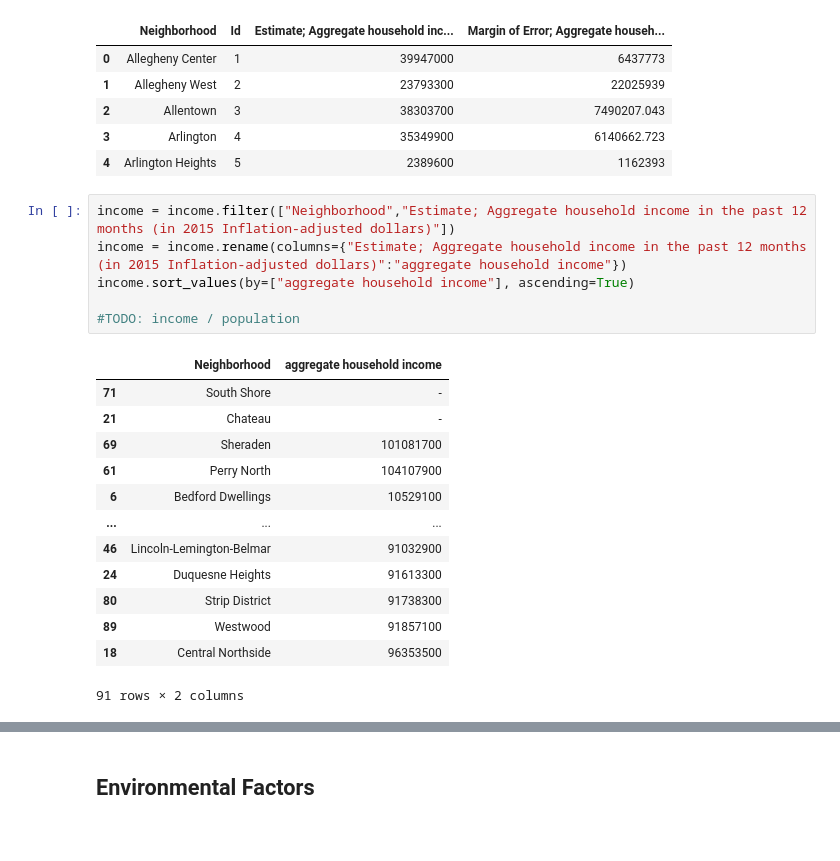
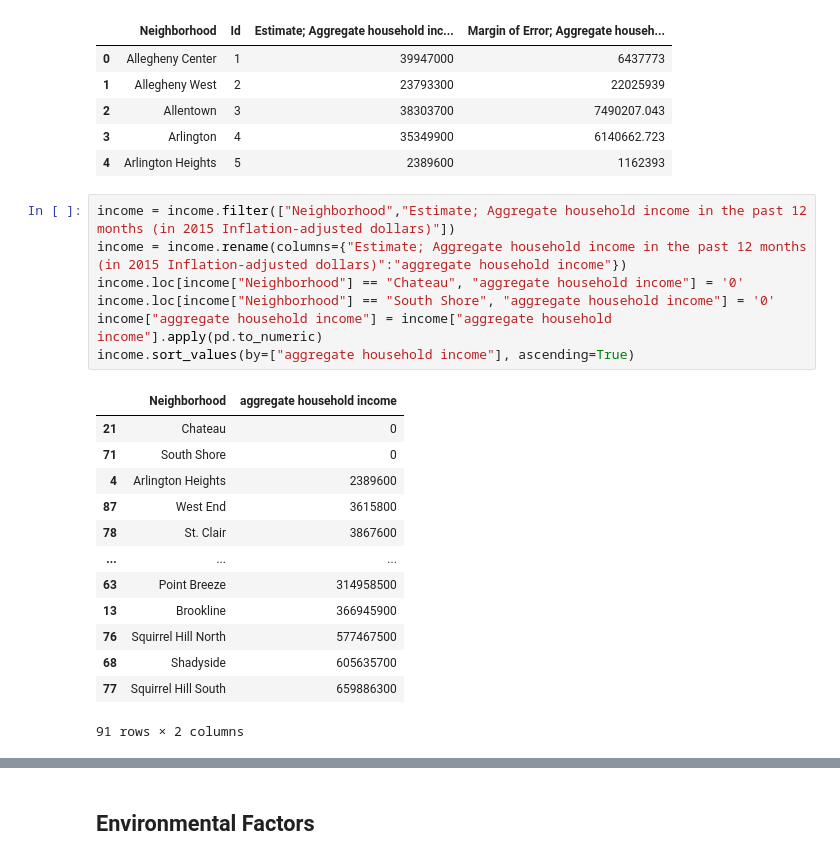
Before and after one commit to blm135/CMPINF0010-Final-Project, a Jupyter notebook: Final-Project.ipynb, the cells around one changed output, grey strips where cells are left out. Cells and saved outputs as stored; diff of their text form.

Commit message:
income formatted and merged

```diff
--- a/Final-Project.ipynb
+++ b/Final-Project.ipynb
@@ -170,20 +188,21 @@ income.head()
 # %%
 income = income.filter(["Neighborhood","Estimate; Aggregate household income in the past 12 months (in 2015 Inflation-adjusted dollars)"])
 income = income.rename(columns={"Estimate; Aggregate household income in the past 12 months (in 2015 Inflation-adjusted dollars)":"aggregate household income"})
+income.loc[income["Neighborhood"] == "Chateau", "aggregate household income"] = '0'
+income.loc[income["Neighborhood"] == "South Shore", "aggregate household income"] = '0'
+income["aggregate household income"] = income["aggregate household income"].apply(pd.to_numeric)
 income.sort_values(by=["aggregate household income"], ascending=True)
-
-#TODO: income / population
 # %% [output]
 |  | Neighborhood | aggregate household income |
-| 71 | South Shore | - |
-| 21 | Chateau | - |
-| 69 | Sheraden | 101081700 |
-| 61 | Perry North | 104107900 |
-| 6 | Bedford Dwellings | 10529100 |
+| 21 | Chateau | 0 |
+| 71 | South Shore | 0 |
+| 4 | Arlington Heights | 2389600 |
+| 87 | West End | 3615800 |
+| 78 | St. Clair | 3867600 |
 | ... | ... | ... |
-| 46 | Lincoln-Lemington-Belmar | 91032900 |
-| 24 | Duquesne Heights | 91613300 |
-| 80 | Strip District | 91738300 |
-| 89 | Westwood | 91857100 |
-| 18 | Central Northside | 96353500 |
+| 63 | Point Breeze | 314958500 |
+| 13 | Brookline | 366945900 |
+| 76 | Squirrel Hill North | 577467500 |
+| 68 | Shadyside | 605635700 |
+| 77 | Squirrel Hill South | 659886300 |
 91 rows × 2 columns
```
Also changed, not shown: parts of 4 cells of this notebook.
